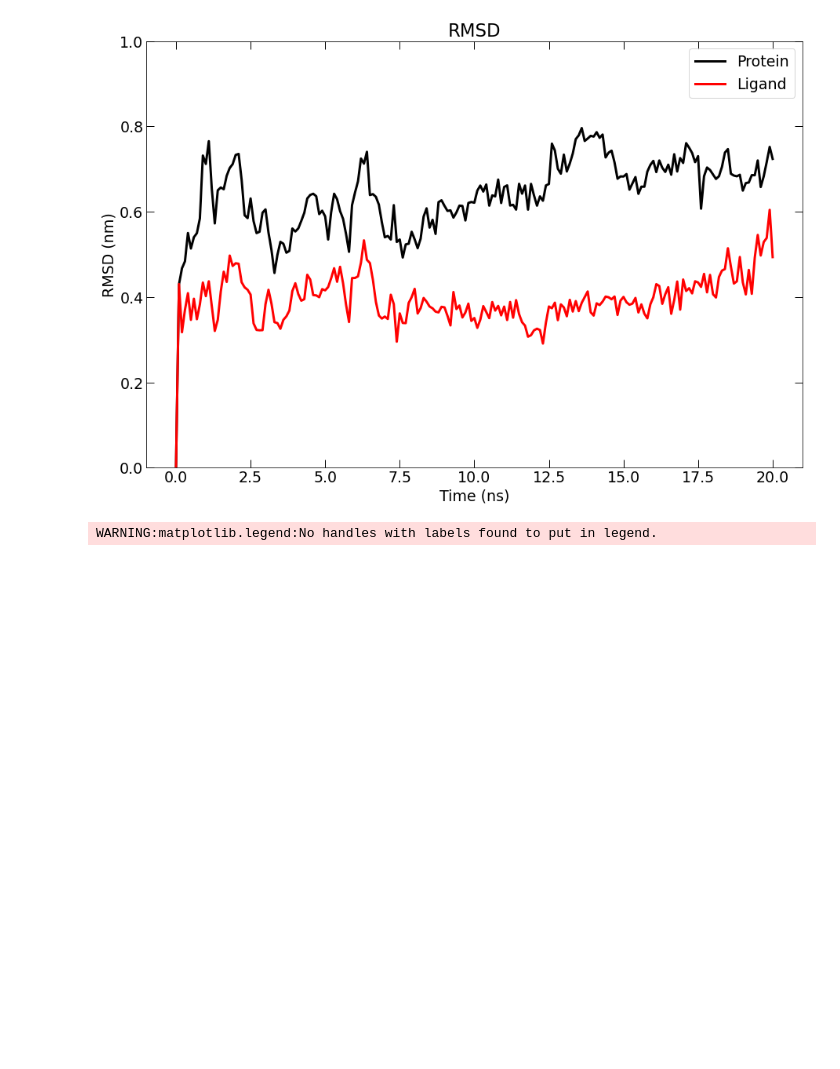
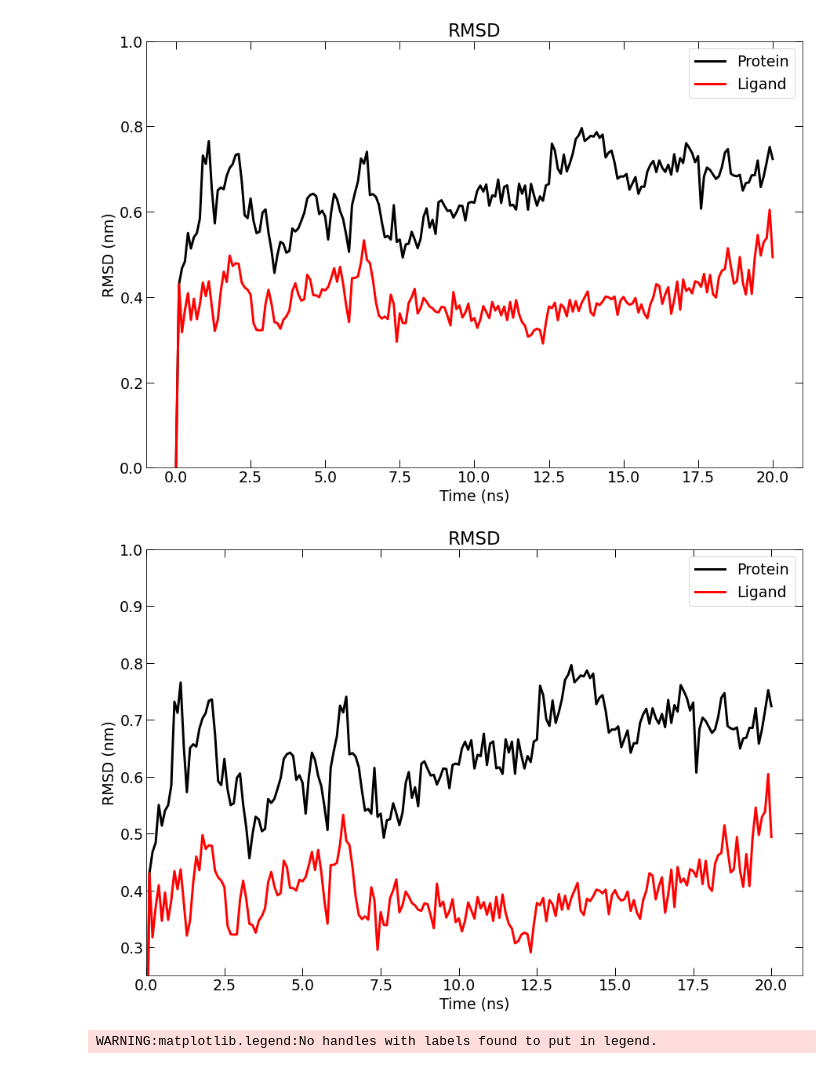
Before and after one commit to purnawanpp/tutorial_gromacs, a Jupyter notebook: Plot_RMSD_RMSF_GROMACS_.ipynb, the cells around one changed output. Drawn from its saved outputs; the diff is of its cells as text; code cells hidden in the pictures; blank space fills up the shorter version.

```diff
--- a/Plot_RMSD_RMSF_GROMACS_.ipynb
+++ b/Plot_RMSD_RMSF_GROMACS_.ipynb
@@ -33,6 +33,34 @@ plt.legend()
 plt.savefig('RMSD.pdf')
 # %% [output]
 [figure]
+# %%
+#@title **Another Visualisation RMSD**
+colors = ['#000000', '#ff0000', '#0073cf', '#008b29', '#800080', '#FFA500', '#FFFF00', '#addd8e']
+# Colors: 0 Hitam, 1 Merah, 2 Biru, 3 Hijau, 4 Ungu, 5 Orange, 6 Kuning, 7 Hijau Muda
+
+plt.rcParams.update({'font.size': 19})
+data = pd.read_csv('/content/rmsd_backbone.xvg',sep='\s+',header=None)
+data = pd.DataFrame(data)
+x = data[0]
+y = data[1]
+data2 = pd.read_csv('/content/rmsd_lig.xvg',sep='\s+',header=None)
+data2 = pd.DataFrame(data2)
+x2 = data2[0]
+y2 = data2[1]
+plt.figure (figsize =(15,10))
+plt.plot (x, y, alpha = 2, mec = 'k', linewidth=3, markersize = 7, color = colors[0], label="Protein")
+plt.plot (x2, y2, alpha = 2, mec = 'k', linewidth=3, markersize = 7, color = colors[1], label= "Ligand")
+plt.xlim(0,21)
+plt.ylim(0.25,1)
+plt.tick_params (top = True, right = True, direction = 'in',length=10, width=1)
+plt.ylabel('RMSD (nm)')
+plt.xlabel('Time (ns)')
+plt.title("RMSD")
+plt.legend()
+# plt.legend()
+plt.savefig('RMSD.pdf')
+# %% [output]
+[figure, added]
 # %%
 #@title **Calculation RMSF**
 
```
